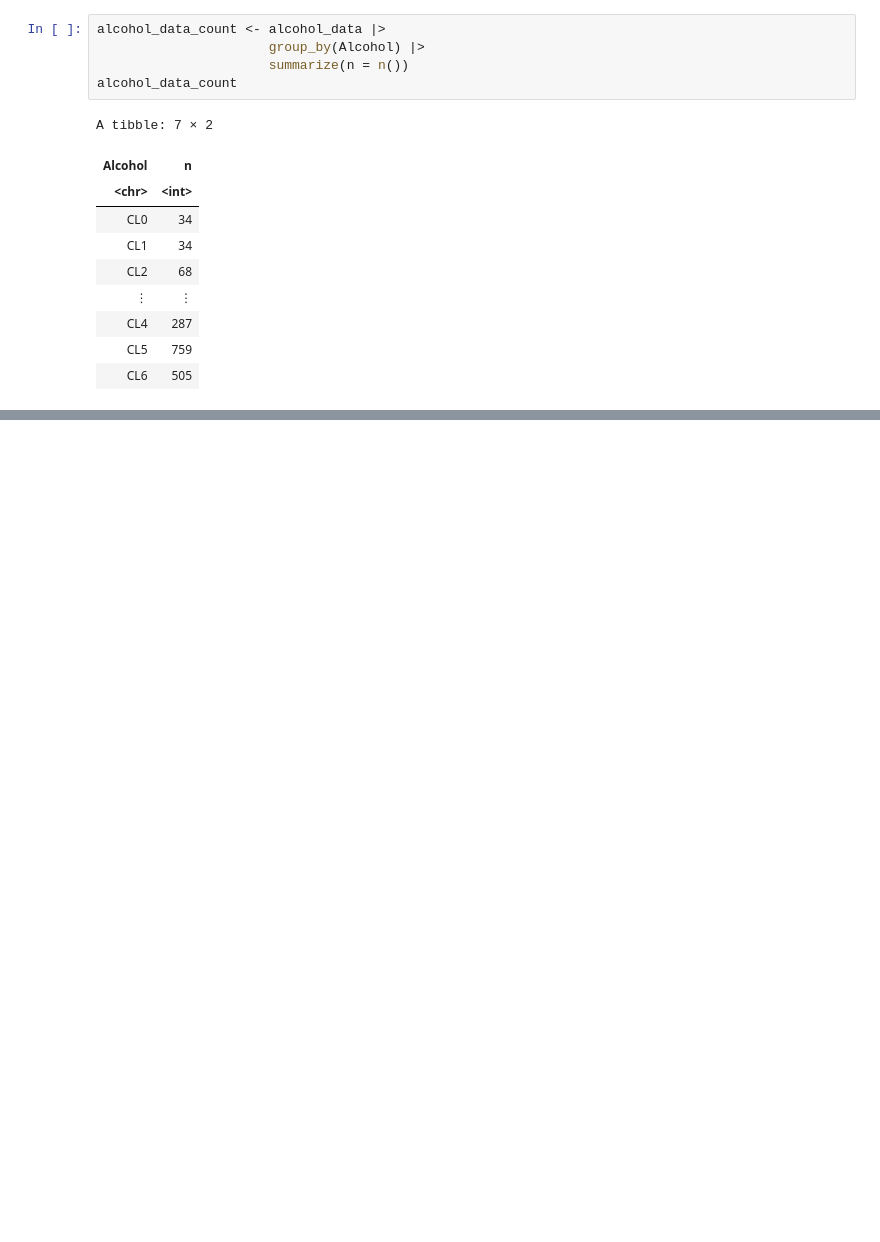
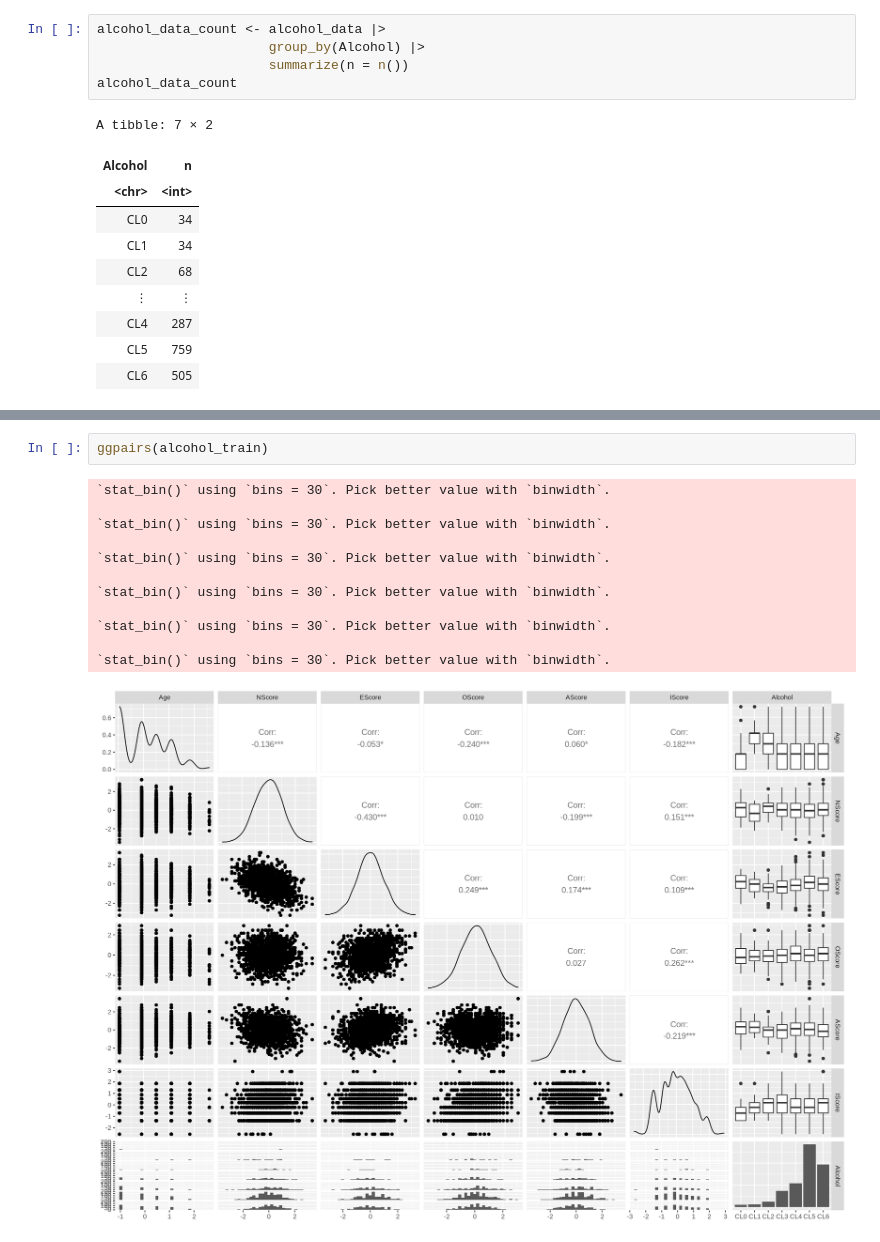
Before and after one commit to hyt152004/Alcohol-Consumption-Data-Analysis, a Jupyter notebook: group_project_proposal.ipynb, the cells around one changed output, grey strips where cells are left out. Cells and saved outputs as stored; diff of their text form; blank space fills up the shorter version.

Commit message:
added graphs with ggpair() function at the end
this function plots all combinations of variables in a grid

```diff
--- a/group_project_proposal.ipynb
+++ b/group_project_proposal.ipynb
@@ -172,0 +181,15 @@ alcohol_plot_nscore2
+# %%
+ggpairs(alcohol_train)
+# %% [output]
+`stat_bin()` using `bins = 30`. Pick better value with `binwidth`.
+
+`stat_bin()` using `bins = 30`. Pick better value with `binwidth`.
+
+`stat_bin()` using `bins = 30`. Pick better value with `binwidth`.
+
+`stat_bin()` using `bins = 30`. Pick better value with `binwidth`.
+
+`stat_bin()` using `bins = 30`. Pick better value with `binwidth`.
+
+`stat_bin()` using `bins = 30`. Pick better value with `binwidth`.
+[figure, added]
```
Also changed, not shown: parts of 8 cells of this notebook.
